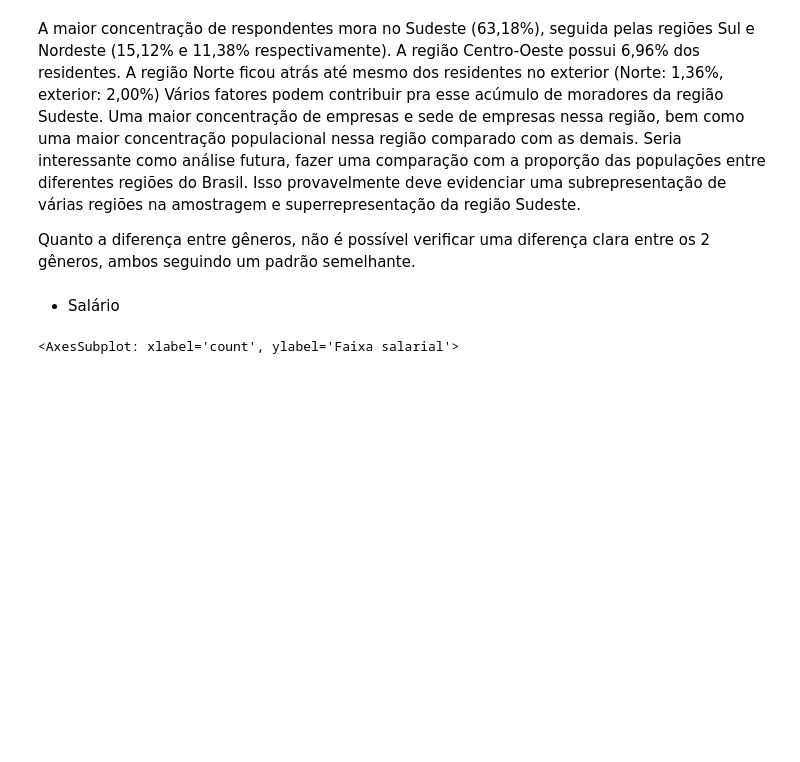
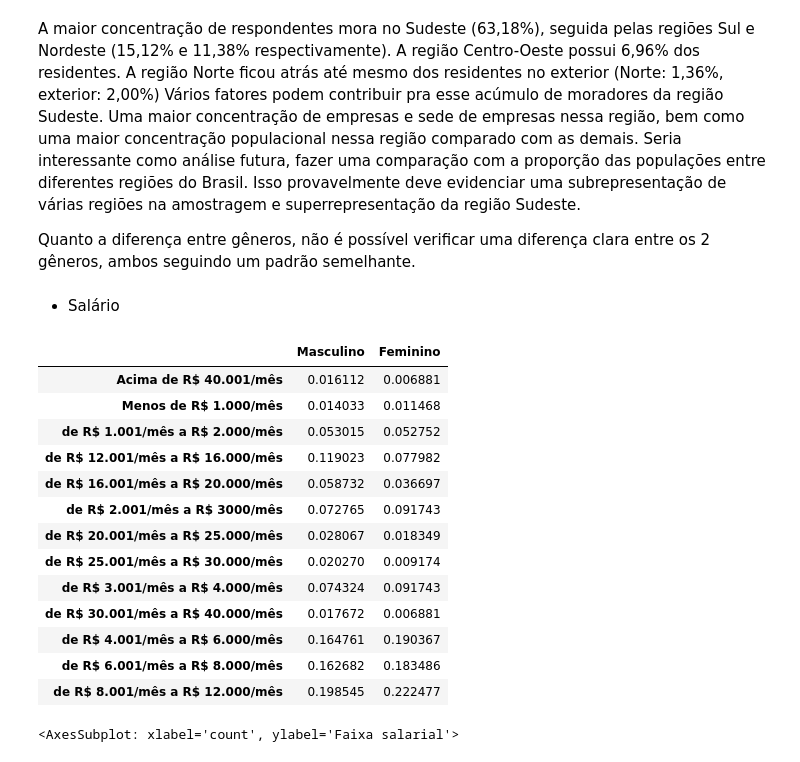
Before and after one commit to MayaraDM/ADA-DS_programming_techiniques_project, a Jupyter notebook: ProjetoV_analise.ipynb, the cells around one changed output. Drawn from its saved outputs; the diff is of its cells as text; code cells hidden in the pictures; blank space fills up the shorter version.

Commit message:
Update ProjetoV_analise.ipynb
Normalizando valores de faixa salarial

```diff
--- a/ProjetoV_analise.ipynb
+++ b/ProjetoV_analise.ipynb
@@ -170,3 +170,24 @@ Seria interessante como análise futura, fazer uma comparação com a proporçã
 Quanto a diferença entre gêneros, não é possível verificar uma diferença clara entre os 2 gêneros, ambos seguindo um padrão semelhante.
 # %% [markdown]
 - Salário
+# %%
+data = pd.DataFrame(df.loc[df['Genero']=='Masculino', 'Faixa salarial'].value_counts(normalize=True, sort=True))
+data_m = pd.DataFrame(df.loc[df['Genero']=='Feminino', 'Faixa salarial'].value_counts(normalize=True, sort=True))
+data = data.join(data_m, how='outer', lsuffix='_m', rsuffix='_f')
+data.rename(columns={'Faixa salarial_f':'Feminino', 'Faixa salarial_m': 'Masculino'}, inplace=True)
+data
+# %% [output]
+|  | Masculino | Feminino |
+| Acima de R$ 40.001/mês | 0.016112 | 0.006881 |
+| Menos de R$ 1.000/mês | 0.014033 | 0.011468 |
+| de R$ 1.001/mês a R$ 2.000/mês | 0.053015 | 0.052752 |
+| de R$ 12.001/mês a R$ 16.000/mês | 0.119023 | 0.077982 |
+| de R$ 16.001/mês a R$ 20.000/mês | 0.058732 | 0.036697 |
+| de R$ 2.001/mês a R$ 3000/mês | 0.072765 | 0.091743 |
+| de R$ 20.001/mês a R$ 25.000/mês | 0.028067 | 0.018349 |
+| de R$ 25.001/mês a R$ 30.000/mês | 0.020270 | 0.009174 |
+| de R$ 3.001/mês a R$ 4.000/mês | 0.074324 | 0.091743 |
+| de R$ 30.001/mês a R$ 40.000/mês | 0.017672 | 0.006881 |
+| de R$ 4.001/mês a R$ 6.000/mês | 0.164761 | 0.190367 |
+| de R$ 6.001/mês a R$ 8.000/mês | 0.162682 | 0.183486 |
+| de R$ 8.001/mês a R$ 12.000/mês | 0.198545 | 0.222477 |
```
Also changed, not shown: parts of 2 cells of this notebook.
